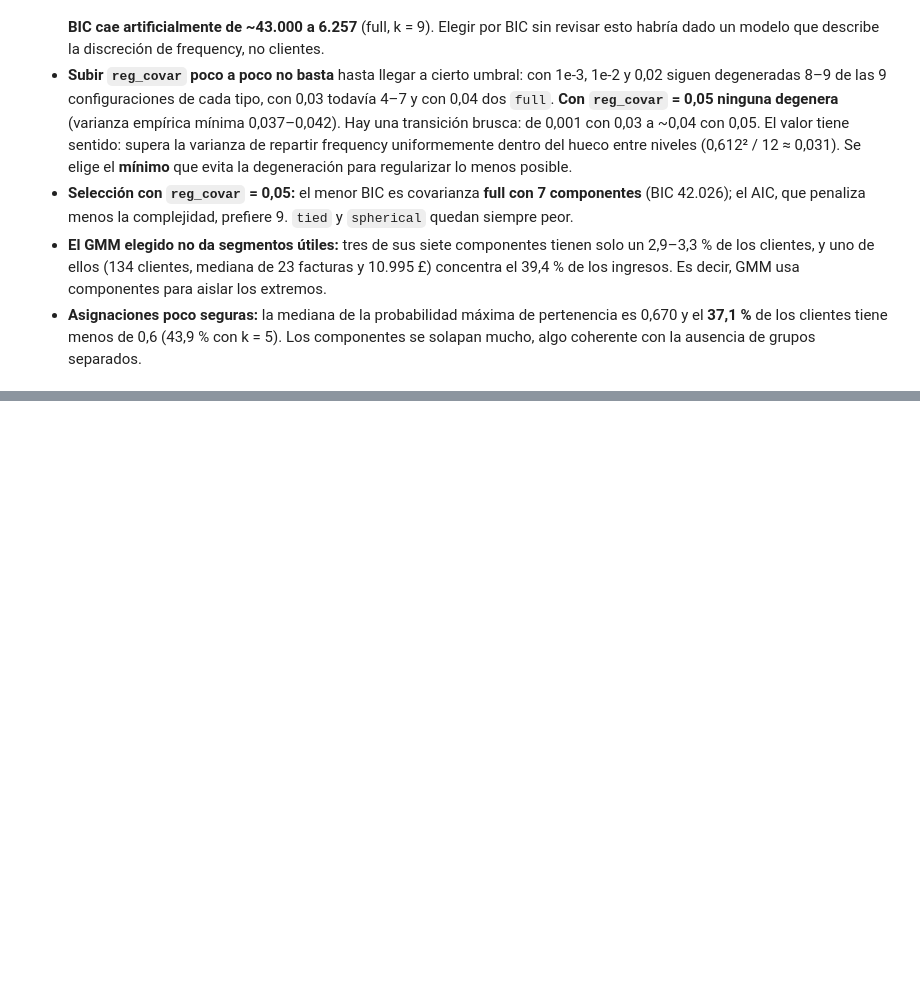
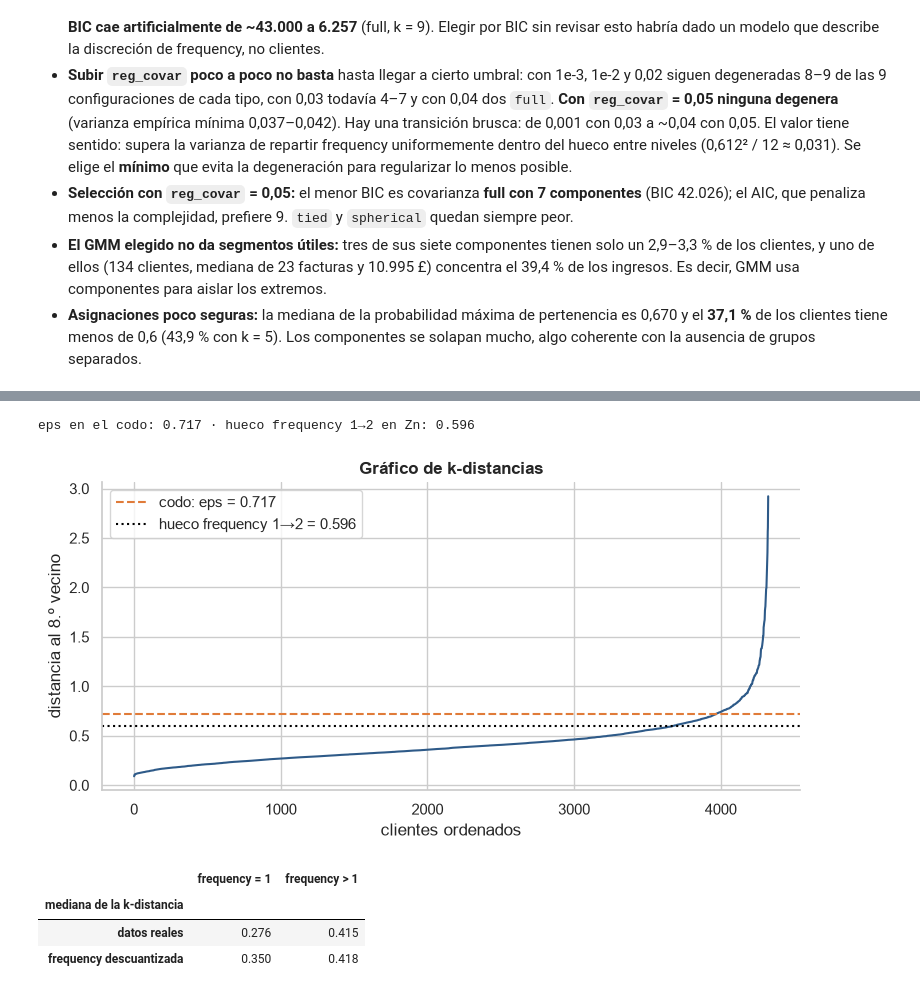
Before and after one commit to Andres766/proeyecto-mineria-de-datos, a Jupyter notebook: notebooks/03_modelado.ipynb, the cells around one changed output, grey strips where cells are left out. Saved outputs shown, nothing was run; the diff lists cells and outputs as text; code cells hidden in the pictures; blank space fills up the shorter version.

Commit message:
Añade DBSCAN y HDBSCAN con análisis de falsas zonas densas

```diff
--- a/notebooks/03_modelado.ipynb
+++ b/notebooks/03_modelado.ipynb
@@ -434,0 +443,30 @@ GMM k = 5: mediana de la probabilidad máxima = 0.639 · clientes con probabilid
+# %%
+MIN_SAMPLES = 2 * len(VARIABLES_CLUSTERING)
+kdist = distancias_k_vecinos(Zn, MIN_SAMPLES)
+kdist_ordenada = np.sort(kdist)
+EPS = float(kdist_ordenada[indice_codo(kdist_ordenada)])
+hueco_n = np.unique(Zn[:, IDX_F])[1] - np.unique(Zn[:, IDX_F])[0]
+print(f"eps en el codo: {EPS:.3f} · hueco frequency 1→2 en Zn: {hueco_n:.3f}")
+
+fig, ax = plt.subplots(figsize=(9, 4))
+ax.plot(kdist_ordenada, color=COLOR_PRINCIPAL)
+ax.axhline(EPS, ls="--", color=COLOR_SECUNDARIO, label=f"codo: eps = {EPS:.3f}")
+ax.axhline(hueco_n, ls=":", color="black", label=f"hueco frequency 1→2 = {hueco_n:.3f}")
+ax.set_xlabel("clientes ordenados")
+ax.set_ylabel(f"distancia al {MIN_SAMPLES}.º vecino")
+ax.set_title("Gráfico de k-distancias")
+ax.legend()
+guardar_figura(fig, "03_dbscan_kdistancias")
+plt.show()
+
+kdist_desc = distancias_k_vecinos(Zn_desc, MIN_SAMPLES)
+pd.DataFrame({"frequency = 1": [np.median(kdist[F == 1]), np.median(kdist_desc[F == 1])],
+              "frequency > 1": [np.median(kdist[F > 1]), np.median(kdist_desc[F > 1])]},
+             index=["datos reales", "frequency descuantizada"]).rename_axis("mediana de la k-distancia")
+# %% [output]
+eps en el codo: 0.717 · hueco frequency 1→2 en Zn: 0.596
+[figure, added]
+|  | frequency = 1 | frequency > 1 |
+| mediana de la k-distancia |  |  |
+| datos reales | 0.276 | 0.415 |
+| frequency descuantizada | 0.350 | 0.418 |
```
Also changed, not shown: parts of 10 cells of this notebook.
